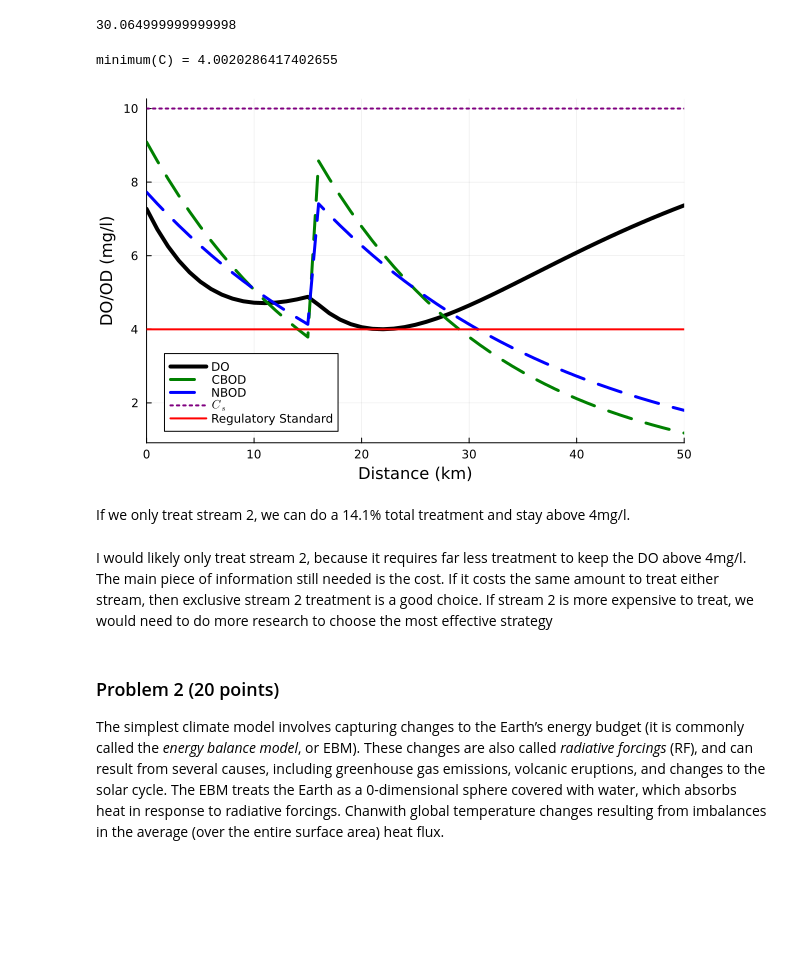
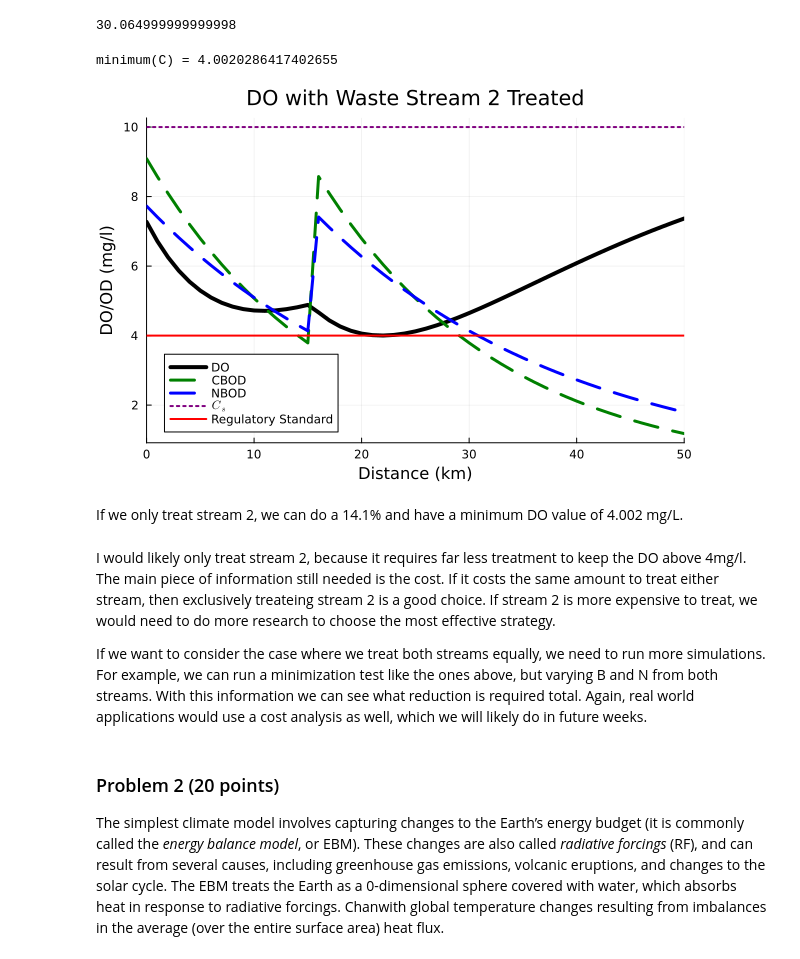
Before and after one commit to BEE4750-FA24/hw3-hutchs-team, a Jupyter notebook: hw03.ipynb, the cells around one changed output. Drawn from its saved outputs; the diff is of its cells as text; code cells hidden in the pictures; blank space fills up the shorter version.

```diff
--- a/hw03.ipynb
+++ b/hw03.ipynb
@@ -522,39 +522,41 @@ function do_simulate(x, C0, B0, N0,C15mix, B15mix, N15mix, ka, kn, kc, Cs, U)
 end
 
 #Now we can run through all x
 x = 0:50
 
 # evaluate model over all x's
 # this uses broadcasting
 do_out = (y -> do_simulate(y, C0, B0, N0, C15mix, B15mix, N15mix, ka, kc, kn, Cs, U)).(x)
 # unpack outputs into individual arrays for C, B, and N
 # this uses comprehensions to pull out the relevant components
 #of the tuples that our function outputs
 C = [d[1] for d in do_out]
 B = [d[2] for d in do_out]
 N = [d[3] for d in do_out]
 
 #find the minimum DO by using the min function on C after building the array
 @show minimum(C)
 
 # plot outputs
-p1 = plot(; ylabel="DO/OD (mg/l)", xlabel="Distance (km)")
+p1 = plot(; ylabel="DO/OD (mg/l)", xlabel="Distance (km)", title = "DO with Waste Stream 2 Treated")
 plot!(p1, x, C, color=:black, linewidth=4, label="DO")
 plot!(p1, x, B, color=:green, label="CBOD", linestyle=:dash, linewidth=3)
 plot!(p1, x, N, color=:blue, label="NBOD", linestyle=:dash, linewidth=3)
 # plot Cs, which is a constant value
 plot!(p1, x, Cs * ones(length(x)), color=:purple, label=L"C_s", linestyle=:dot, linewidth=2)
 
 #change regulatory standard to 4
 hline!([4], color=:red, linewidth=2, label="Regulatory Standard")
 xaxis!((0, 50))
 # %% [output]
 minimum(C) = 4.0020286417402655
-[figure, old version]
+[figure, new version]
 # %% [markdown]
-If we only treat stream 2, we can do a 14.1% total treatment and stay above 4mg/l.
+If we only treat stream 2, we can do a 14.1% and have a minimum DO value of 4.002 mg/L.
 # %% [markdown]
-I would likely only treat stream 2, because it requires far less treatment to keep the DO above 4mg/l. The main piece of information still needed is the cost. If it costs the same amount to treat either stream, then exclusive stream 2 treatment is a good choice. If stream 2 is more expensive to treat, we would need to do more research to choose the most effective strategy
+I would likely only treat stream 2, because it requires far less treatment to keep the DO above 4mg/l. The main piece of information still needed is the cost. If it costs the same amount to treat either stream, then exclusively treateing stream 2  is a good choice. If stream 2 is more expensive to treat, we would need to do more research to choose the most effective strategy.
+
+If we want to consider the case where we treat both streams equally, we need to run more simulations. For example, we can run a minimization test like the ones above, but varying B and N from both streams. With this information we can see what reduction is required total. Again, real world applications would use a cost analysis as well, which we will likely do in future weeks.
 # %% [markdown]
 ### Problem 2 (20 points)
 
```
Also changed, not shown: parts of 4 cells of this notebook.
